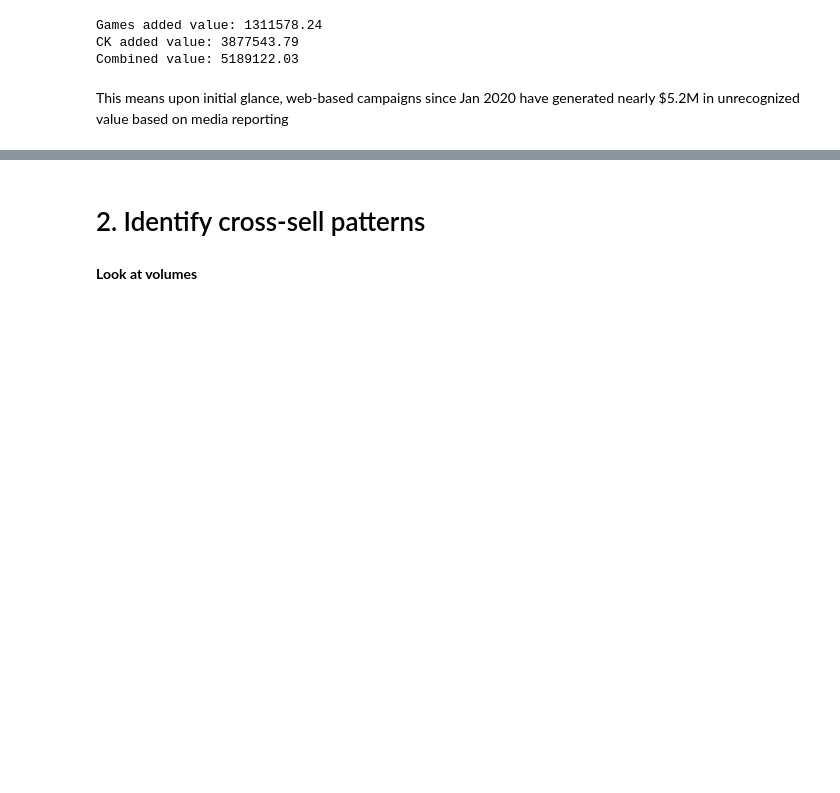
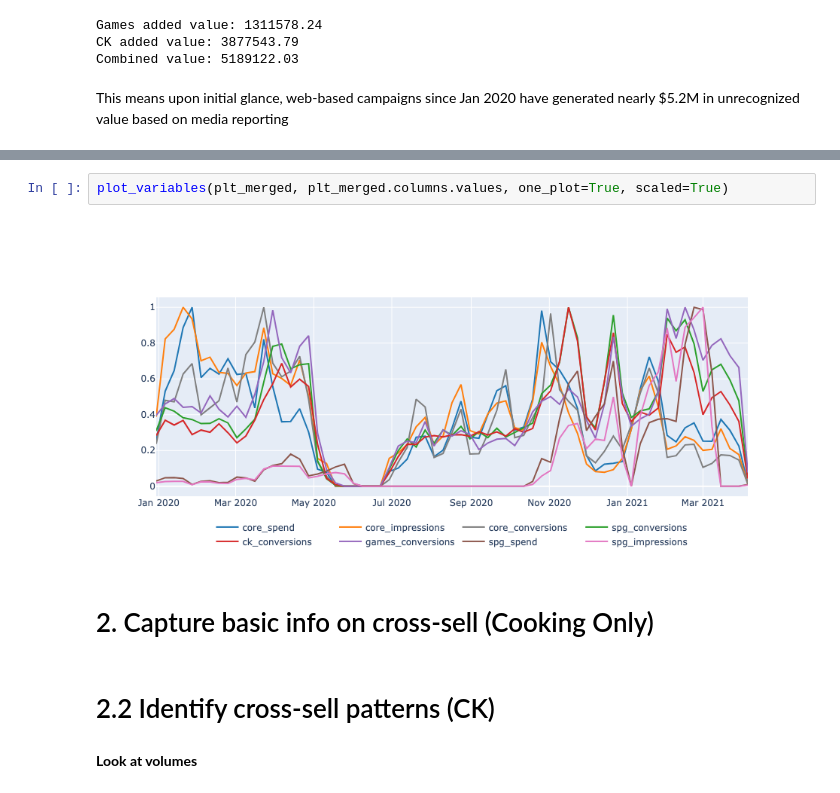
Before and after one commit to LucasCMazzotti/NYT, a Jupyter notebook: cross-sell-exploration.ipynb, the cells around one changed output, grey strips where cells are left out. Drawn from its saved outputs; the diff is of its cells as text; blank space fills up the shorter version.

```diff
--- a/cross-sell-exploration.ipynb
+++ b/cross-sell-exploration.ipynb
@@ -196,5 +415,11 @@ This means upon initial glance, web-based campaigns since Jan 2020 have generate
+# %%
+plot_variables(plt_merged, plt_merged.columns.values, one_plot=True, scaled=True)
+# %% [output]
+[figure, added]
+# %% [markdown]
+# 2. Capture basic info on cross-sell (Cooking Only)
 # %% [markdown]
-# 2. Identify cross-sell patterns
+# 2.2 Identify cross-sell patterns (CK)
 # %% [markdown]
 __Look at volumes__
 # %%
```
Also changed, not shown: parts of 27 cells of this notebook.
